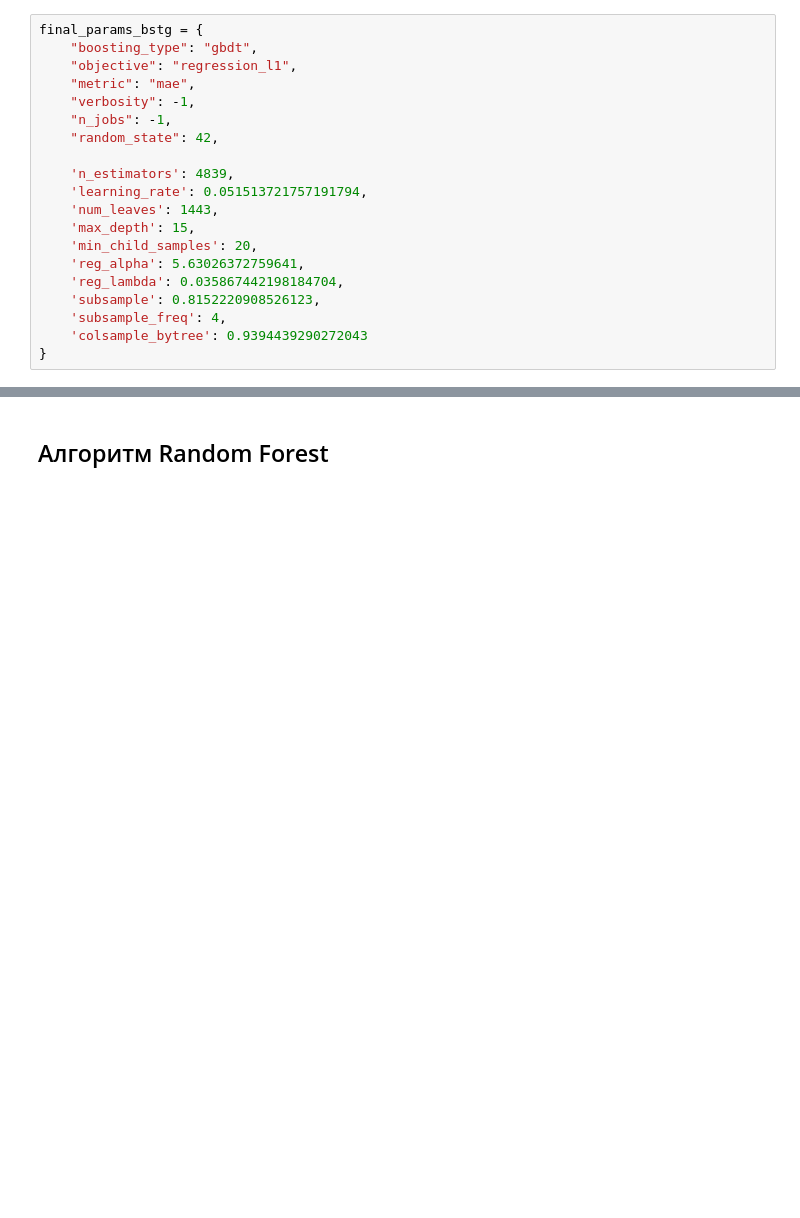
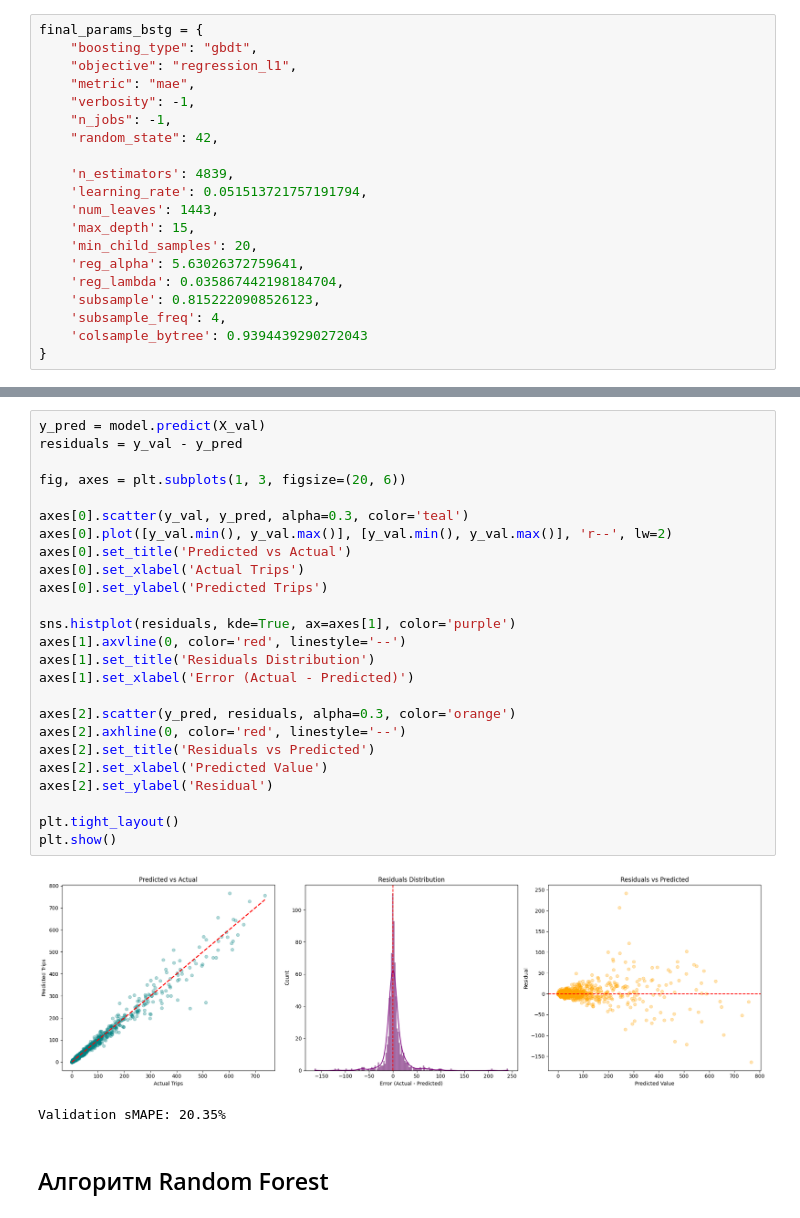
Before and after one commit to lazarevFedor/Big_data, a Jupyter notebook: uber-orders-analysis.ipynb, the cells around one changed output, grey strips where cells are left out. Drawn from its saved outputs; the diff is of its cells as text; blank space fills up the shorter version.

```diff
--- a/uber-orders-analysis.ipynb
+++ b/uber-orders-analysis.ipynb
@@ -851,3 +883,31 @@ final_params_bstg = {
+# %%
+y_pred = model.predict(X_val)
+residuals = y_val - y_pred
+
+fig, axes = plt.subplots(1, 3, figsize=(20, 6))
+
+axes[0].scatter(y_val, y_pred, alpha=0.3, color='teal')
+axes[0].plot([y_val.min(), y_val.max()], [y_val.min(), y_val.max()], 'r--', lw=2)
+axes[0].set_title('Predicted vs Actual')
+axes[0].set_xlabel('Actual Trips')
+axes[0].set_ylabel('Predicted Trips')
+
+sns.histplot(residuals, kde=True, ax=axes[1], color='purple')
+axes[1].axvline(0, color='red', linestyle='--')
+axes[1].set_title('Residuals Distribution')
+axes[1].set_xlabel('Error (Actual - Predicted)')
+
+axes[2].scatter(y_pred, residuals, alpha=0.3, color='orange')
+axes[2].axhline(0, color='red', linestyle='--')
+axes[2].set_title('Residuals vs Predicted')
+axes[2].set_xlabel('Predicted Value')
+axes[2].set_ylabel('Residual')
+
+plt.tight_layout()
+plt.show()
+# %% [output]
+[figure, added]
+Validation sMAPE: 20.35%
 # %% [markdown]
 ## Алгоритм Random Forest
 # %% [markdown]
```
Also changed, not shown: parts of 12 cells of this notebook.
